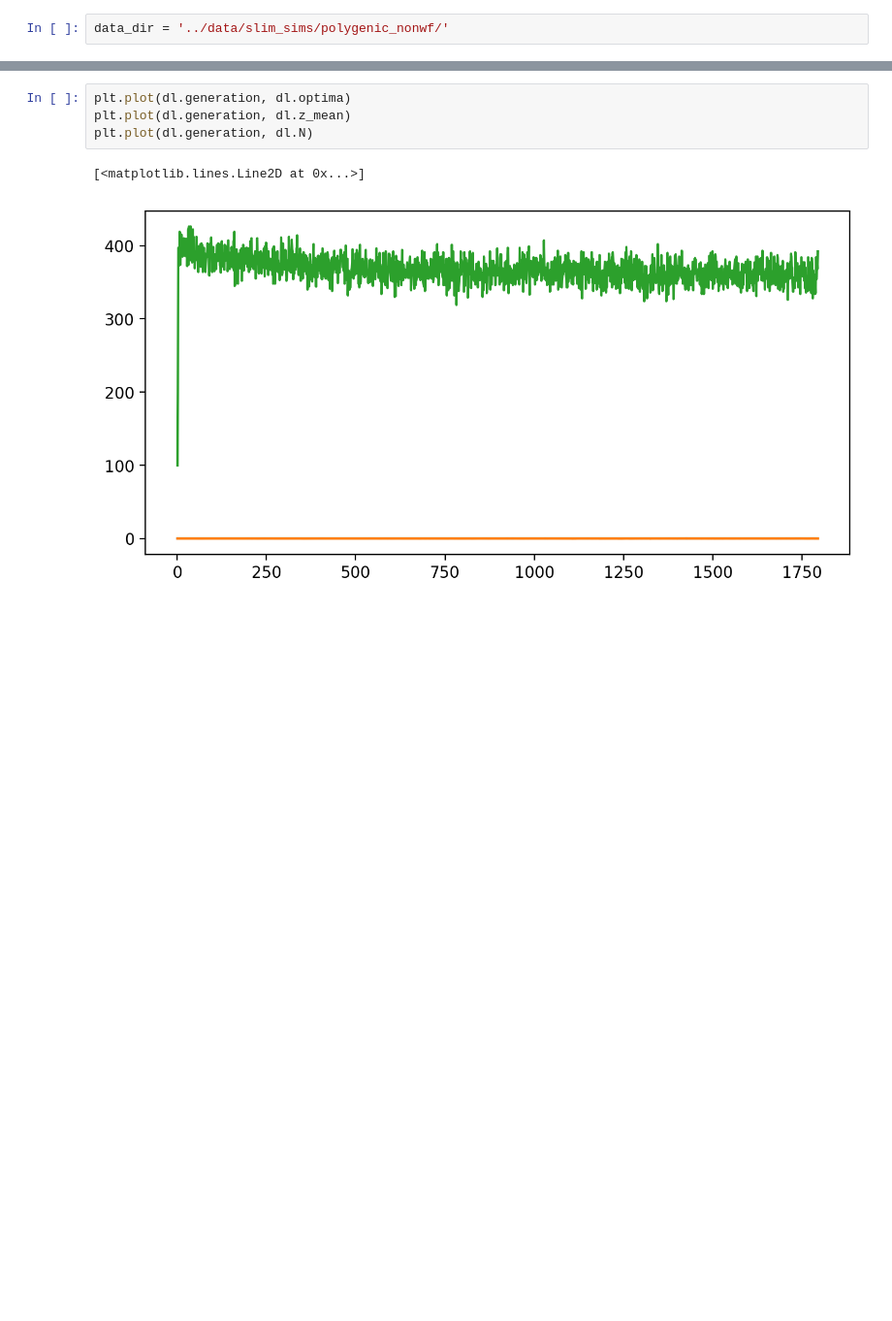
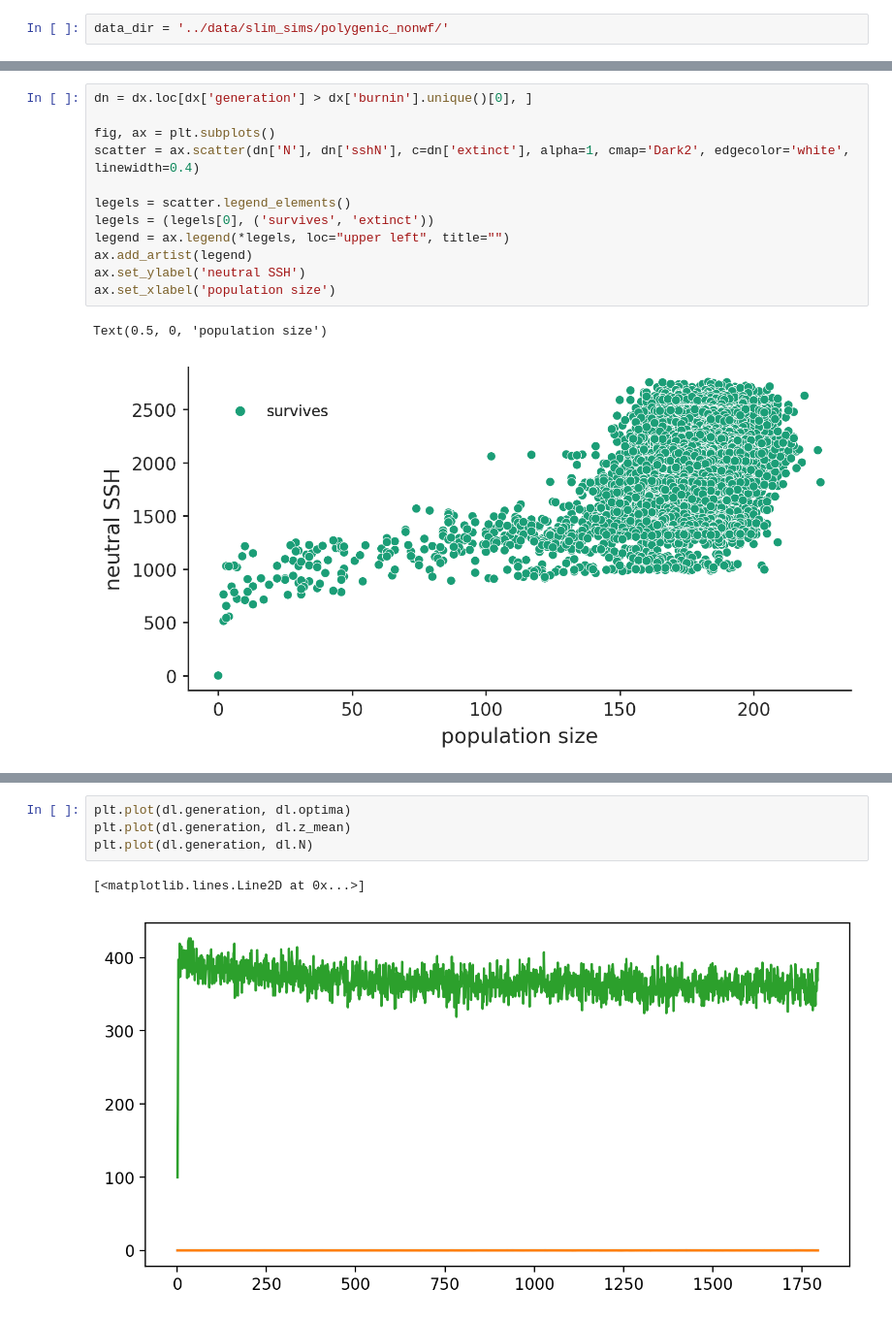
Before and after one commit to vsbuffalo/extinction_genetic_diversity, a Jupyter notebook: notebooks/Untitled.ipynb, the cells around one changed output, grey strips where cells are left out. Shown at 97% size. Saved outputs shown, nothing was run; the diff lists cells and outputs as text; blank space fills up the shorter version.

```diff
--- a/notebooks/Untitled.ipynb
+++ b/notebooks/Untitled.ipynb
@@ -17,0 +110,15 @@ data_dir = '../data/slim_sims/polygenic_nonwf/'
+# %%
+dn = dx.loc[dx['generation'] > dx['burnin'].unique()[0], ]
+
+fig, ax = plt.subplots()
+scatter = ax.scatter(dn['N'], dn['sshN'], c=dn['extinct'], alpha=1, cmap='Dark2', edgecolor='white', linewidth=0.4)
+
+legels = scatter.legend_elements()
+legels = (legels[0], ('survives', 'extinct'))
+legend = ax.legend(*legels, loc="upper left", title="")
+ax.add_artist(legend)
+ax.set_ylabel('neutral SSH')
+ax.set_xlabel('population size')
+# %% [output]
+Text(0.5, 0, 'population size')
+[figure, added]
```
Also changed, not shown: parts of 29 cells of this notebook, 2 other files.
